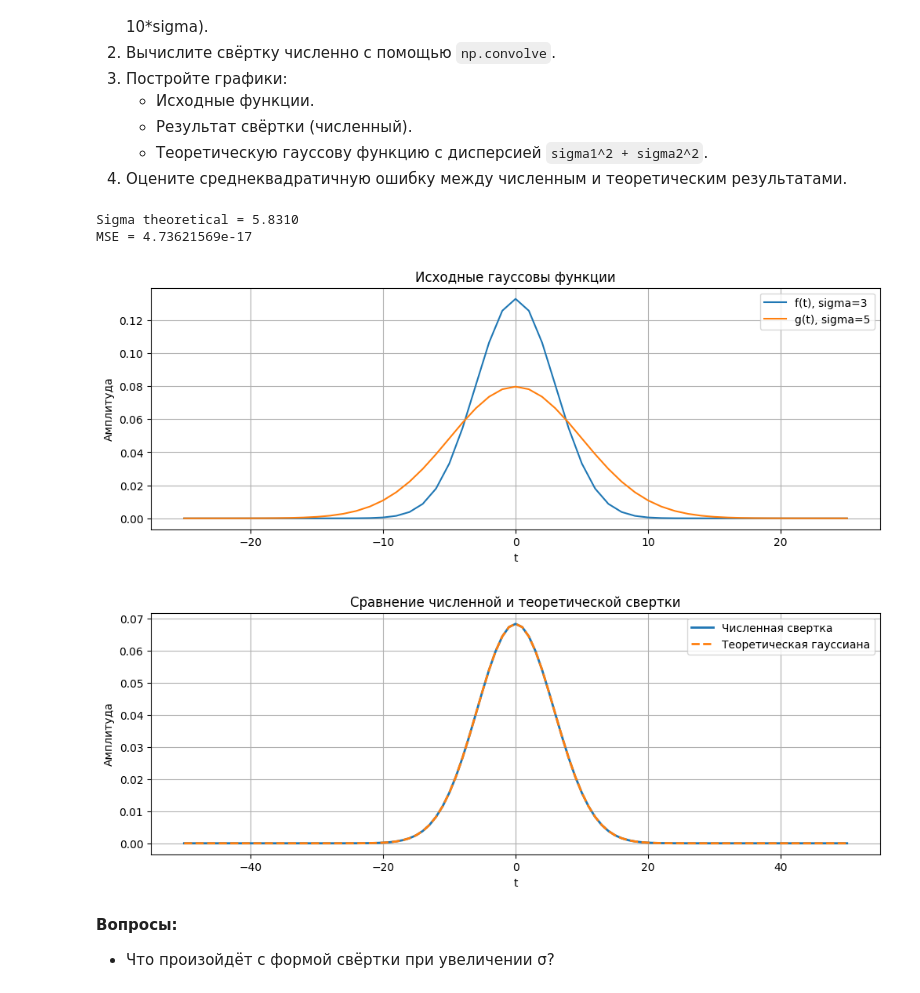
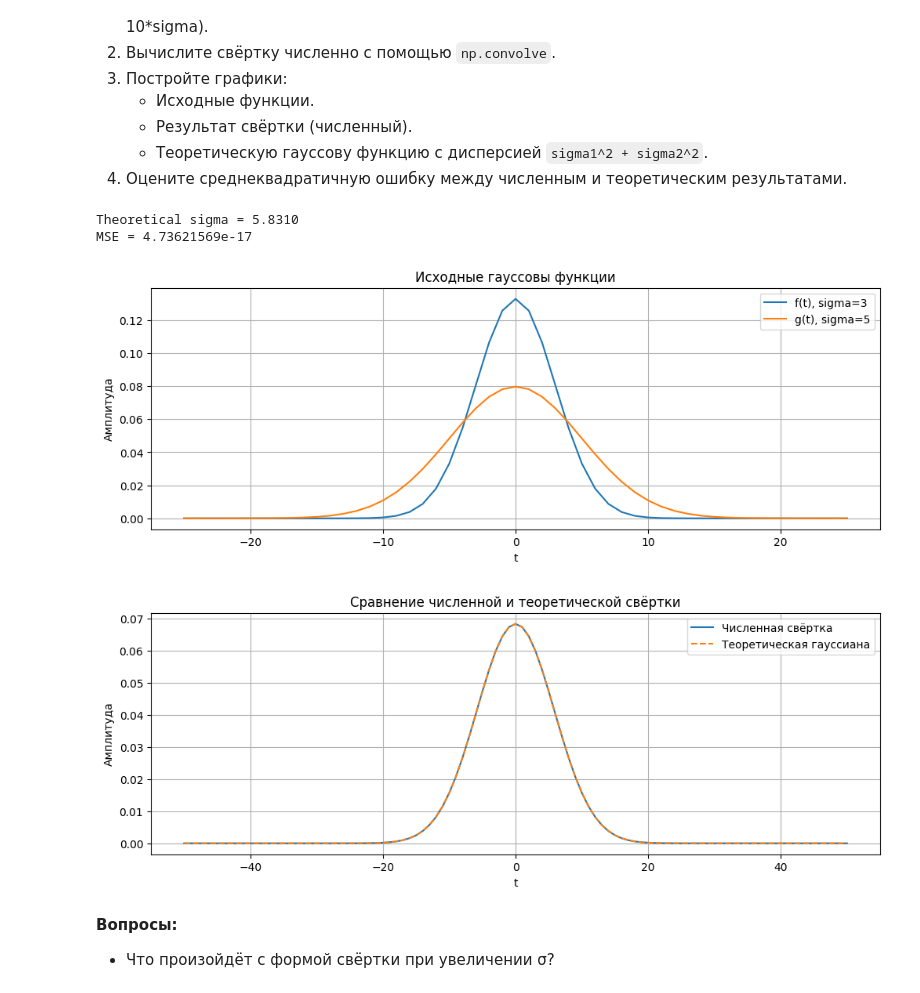
Before and after one commit to korzhimanov/dsp-seminars, a Jupyter notebook: seminars/3_Гусев.ipynb, the cells around one changed output. Saved outputs shown, nothing was run; the diff lists cells and outputs as text; code cells hidden in the pictures.

```diff
--- a/seminars/3_Гусев.ipynb
+++ b/seminars/3_Гусев.ipynb
@@ -47,59 +47,58 @@ $$
 # Параметры
 sigma1 = 3
 sigma2 = 5
+dt = 1.0
 
-# Длина окна
-L = int(10 * max(sigma1, sigma2))
-if L % 2 == 0:
-    L += 1
+# Окно: достаточно длинное, чтобы захватить значимую часть гауссиан
+M = int(10 * max(sigma1, sigma2))
+if M % 2 == 0:
+    M += 1
 
-t = np.arange(-(L // 2), L // 2 + 1)
+t = np.arange(-(M // 2), M // 2 + 1)
 
-# Дискретные гауссовы функции, нормировка как у непрерывной гауссианы
+# Две гауссовы функции
 f = (1 / (np.sqrt(2 * np.pi) * sigma1)) * np.exp(-t**2 / (2 * sigma1**2))
 g = (1 / (np.sqrt(2 * np.pi) * sigma2)) * np.exp(-t**2 / (2 * sigma2**2))
 
-# Численная свертка
-conv_num = np.convolve(f, g, mode='full')
+# Численная свёртка
+conv_num = np.convolve(f, g, mode='full') * dt
+t_conv = np.arange(t[0] + t[0], t[-1] + t[-1] + dt, dt)
 
-# Ось для результата свертки
-t_conv = np.arange(-(len(conv_num) // 2), len(conv_num) // 2 + 1)
+# Теоретический результат
+sigma_th = np.sqrt(sigma1**2 + sigma2**2)
+conv_th = (1 / (np.sqrt(2 * np.pi) * sigma_th)) * np.exp(-t_conv**2 / (2 * sigma_th**2))
 
-# Теоретический результат:
-sigma_theory = np.sqrt(sigma1**2 + sigma2**2)
-conv_theory = (1 / (np.sqrt(2 * np.pi) * sigma_theory)) * np.exp(-t_conv**2 / (2 * sigma_theory**2))
+# Ошибка
+mse = np.mean((conv_num - conv_th)**2)
 
-# Среднеквадратичная ошибка
-mse = np.mean((conv_num - conv_theory)**2)
-
-print(f"Sigma theoretical = {sigma_theory:.4f}")
+print(f"Theoretical sigma = {sigma_th:.4f}")
 print(f"MSE = {mse:.8e}")
 
 # Графики
 plt.figure(figsize=(12, 4))
 plt.plot(t, f, label='f(t), sigma=3')
 plt.plot(t, g, label='g(t), sigma=5')
 plt.title('Исходные гауссовы функции')
 plt.xlabel('t')
 plt.ylabel('Амплитуда')
+plt.grid()
 plt.legend()
-plt.grid()
+plt.show()
 
 plt.figure(figsize=(12, 4))
-plt.plot(t_conv, conv_num, label='Численная свертка', linewidth=2)
-plt.plot(t_conv, conv_theory, '--', label='Теоретическая гауссиана', linewidth=2)
-plt.title('Сравнение численной и теоретической свертки')
+plt.plot(t_conv, conv_num, label='Численная свёртка')
+plt.plot(t_conv, conv_th, '--', label='Теоретическая гауссиана')
+plt.title('Сравнение численной и теоретической свёртки')
 plt.xlabel('t')
 plt.ylabel('Амплитуда')
+plt.grid()
 plt.legend()
-plt.grid()
-
 plt.show()
 # %% [output]
-Sigma theoretical = 5.8310
+Theoretical sigma = 5.8310
 MSE = 4.73621569e-17
 [figure]
-[figure, old version]
+[figure, new version]
 # %% [markdown]
 **Вопросы:**
 - Что произойдёт с формой свёртки при увеличении σ?
```
Also changed, not shown: parts of 7 cells of this notebook.
